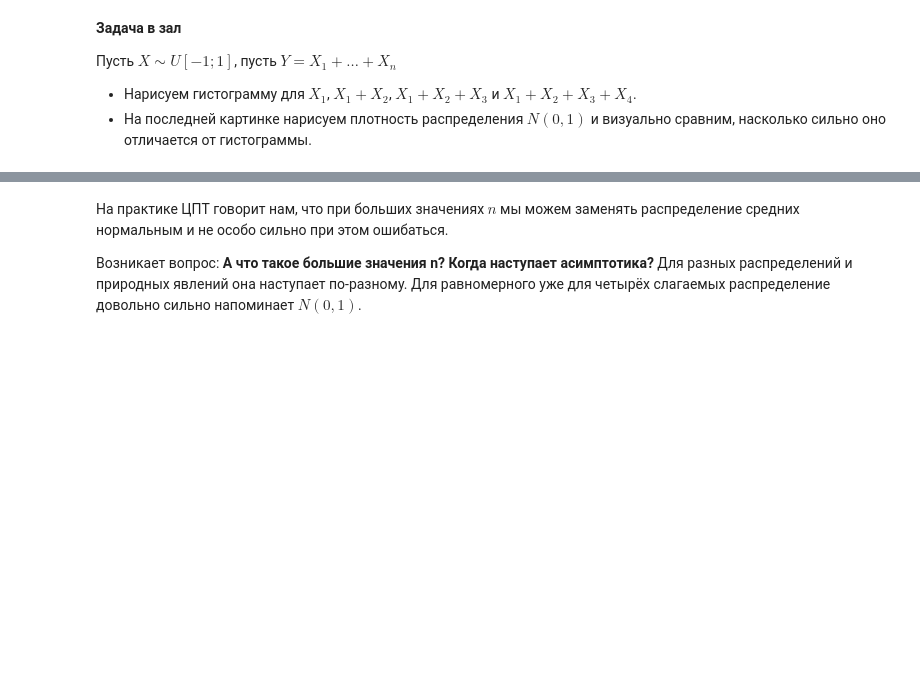
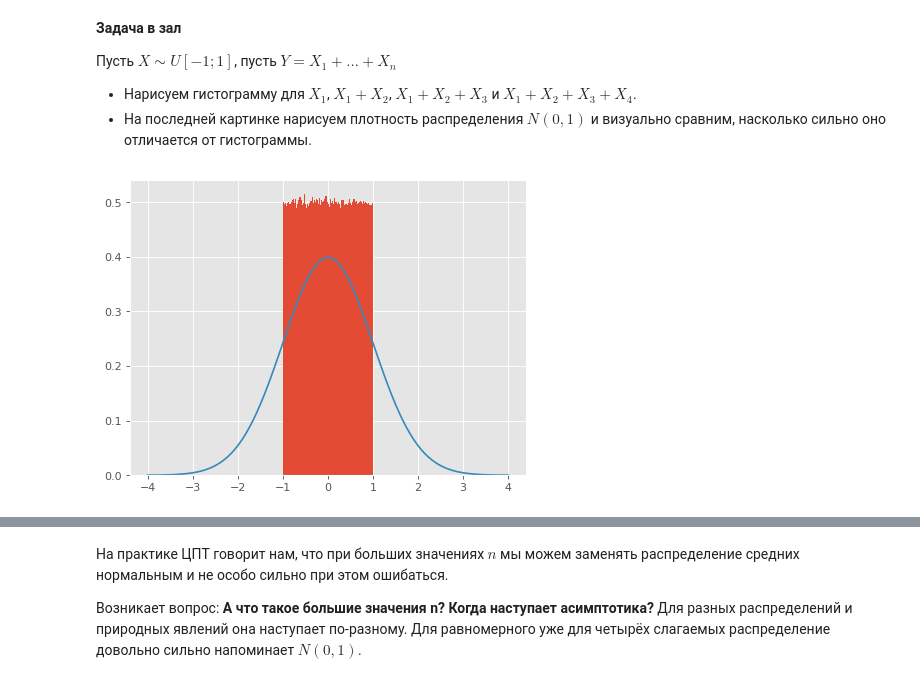
Before and after one commit to VladimirBalditsyn/HSE_AppliedStatistics, a Jupyter notebook: lesson 3/3_ci-real_estate.ipynb, the cells around one changed output, grey strips where cells are left out. Drawn from its saved outputs; the diff is of its cells as text; code cells hidden in the pictures; blank space fills up the shorter version.

```diff
--- a/lesson 3/3_ci-real_estate.ipynb
+++ b/lesson 3/3_ci-real_estate.ipynb
@@ -78,15 +95,17 @@ __Простым языком:__
 # %%
 n_obs = 10**6
 
-x_1 = # сгенерируйте n_obs равновмерных
-x_2 = # сгенерируйте n_obs равновмерных
-x_3 = # сгенерируйте n_obs равновмерных
-x_4 = # сгенерируйте n_obs равновмерных
+x_1 = stats.uniform(loc=-1, scale=2).rvs(size = n_obs)# сгенерируйте n_obs равновмерных
+x_2 = stats.uniform(loc=-1, scale=2).rvs(size = n_obs)# сгенерируйте n_obs равновмерных
+x_3 = stats.uniform(loc=-1, scale=2).rvs(size = n_obs)# сгенерируйте n_obs равновмерных
+x_4 = stats.uniform(loc=-1, scale=2).rvs(size = n_obs)# сгенерируйте n_obs равновмерных
 # %%
-plt.hist(# что рисуем , bins=100, density=True);
+plt.hist(x_1, bins=100, density=True);
 
 # пририсуем нормальное распределение
 x = np.linspace(-4, 4, 100)
-pdf = sts.norm().pdf(x)
+pdf = stats.norm().pdf(x)
 plt.plot(x, pdf);
+# %% [output]
+[figure, added]
 # %%
```
Also changed, not shown: parts of 9 cells of this notebook.
